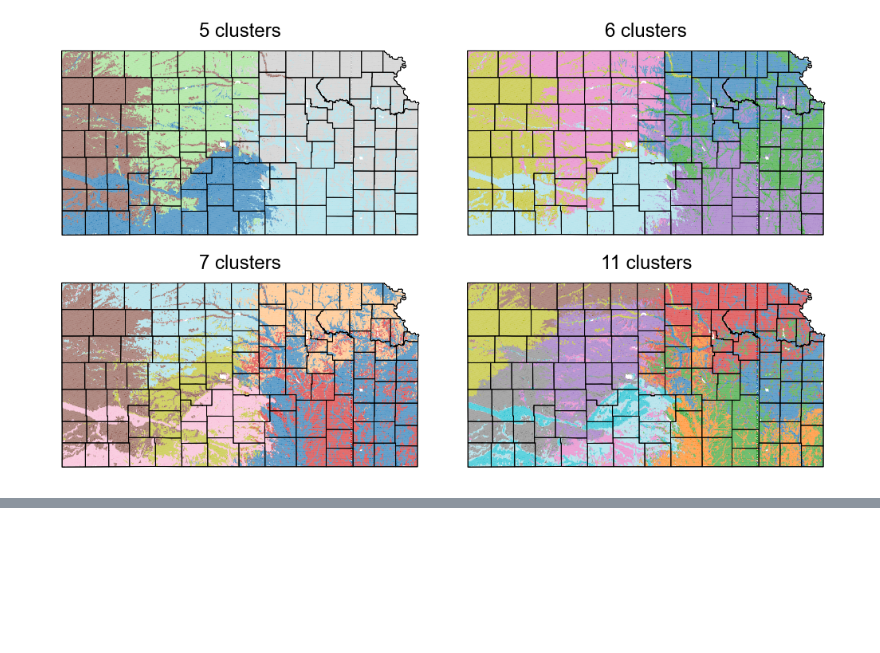
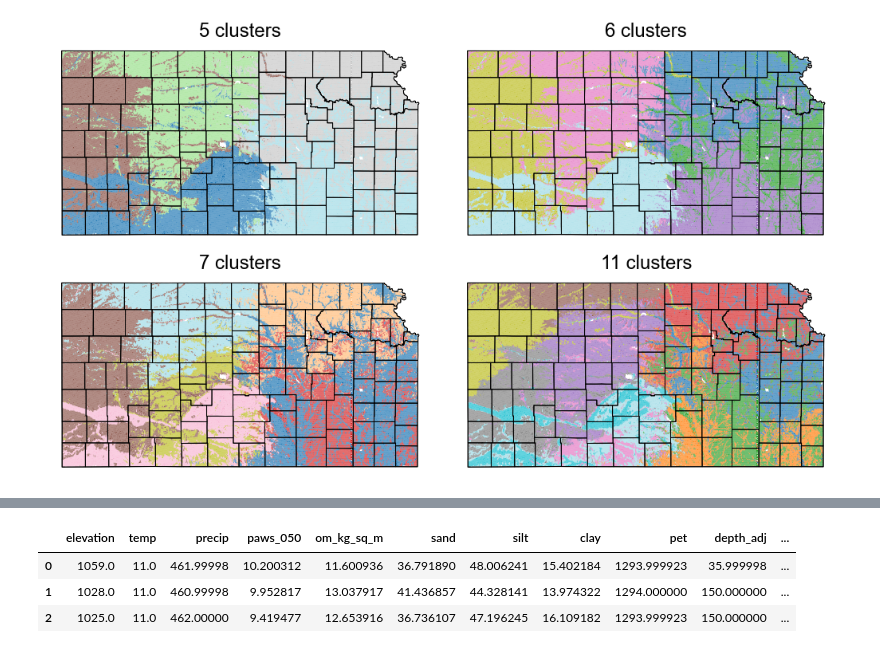
Before and after one commit to sarahannbowser/KS_agro_climatic_zones, a Jupyter notebook: bisecting.ipynb, the cells around one changed output, grey strips where cells are left out. Drawn from its saved outputs; the diff is of its cells as text; code cells hidden in the pictures; blank space fills up the shorter version.

```diff
--- a/bisecting.ipynb
+++ b/bisecting.ipynb
@@ -244,0 +292,14 @@ plt.show()
+# %%
+# Nested Kmeans
+
+# Divide the data into the three sets of macro clusters by index
+cluster_numbers = list(np.unique(kmeans_3_cluster))
+
+nest = []
+for i in cluster_numbers:
+    idx = np.where(kmeans_3_cluster == i)
+    nest_cluster = X[idx]
+    nest.append(nest_cluster)
+
+# Check is the length of the list is equivalent to the number of clusters
+len(nest)
@@ -244,0 +308,16 @@ plt.show()
+# %%
+# Predict each micro_cluster with each cluster based on performance metrics
+x = nest[0]
+cluster_number = 2
+clusters = KMeans(cluster_number)
+cluster_1_micro = clusters.fit_predict(x)
+
+x = nest[1]
+cluster_number = 2
+clusters = KMeans(cluster_number)
+cluster_2_micro = clusters.fit_predict(x)
+
+x = nest[2]
+cluster_number = 2
+clusters = KMeans(cluster_number)
+cluster_3_micro = clusters.fit_predict(x)
@@ -244,0 +350,9 @@ plt.show()
+# %%
+macro_micro=pd.concat([map1, map2, map3])
+macro_micro.to_crs(epsg=4269, inplace=True)
+macro_micro.head(3)
+# %% [output]
+|  | elevation | temp | precip | paws_050 | om_kg_sq_m | sand | silt | clay | pet | depth_adj | ... |
+| 0 | 1059.0 | 11.0 | 461.99998 | 10.200312 | 11.600936 | 36.791890 | 48.006241 | 15.402184 | 1293.999923 | 35.999998 | ... |
+| 1 | 1028.0 | 11.0 | 460.99998 | 9.952817 | 13.037917 | 41.436857 | 44.328141 | 13.974322 | 1294.000000 | 150.000000 | ... |
+| 2 | 1025.0 | 11.0 | 462.00000 | 9.419477 | 12.653916 | 36.736107 | 47.196245 | 16.109182 | 1293.999923 | 150.000000 | ... |
```
Also changed, not shown: parts of 8 cells of this notebook.
